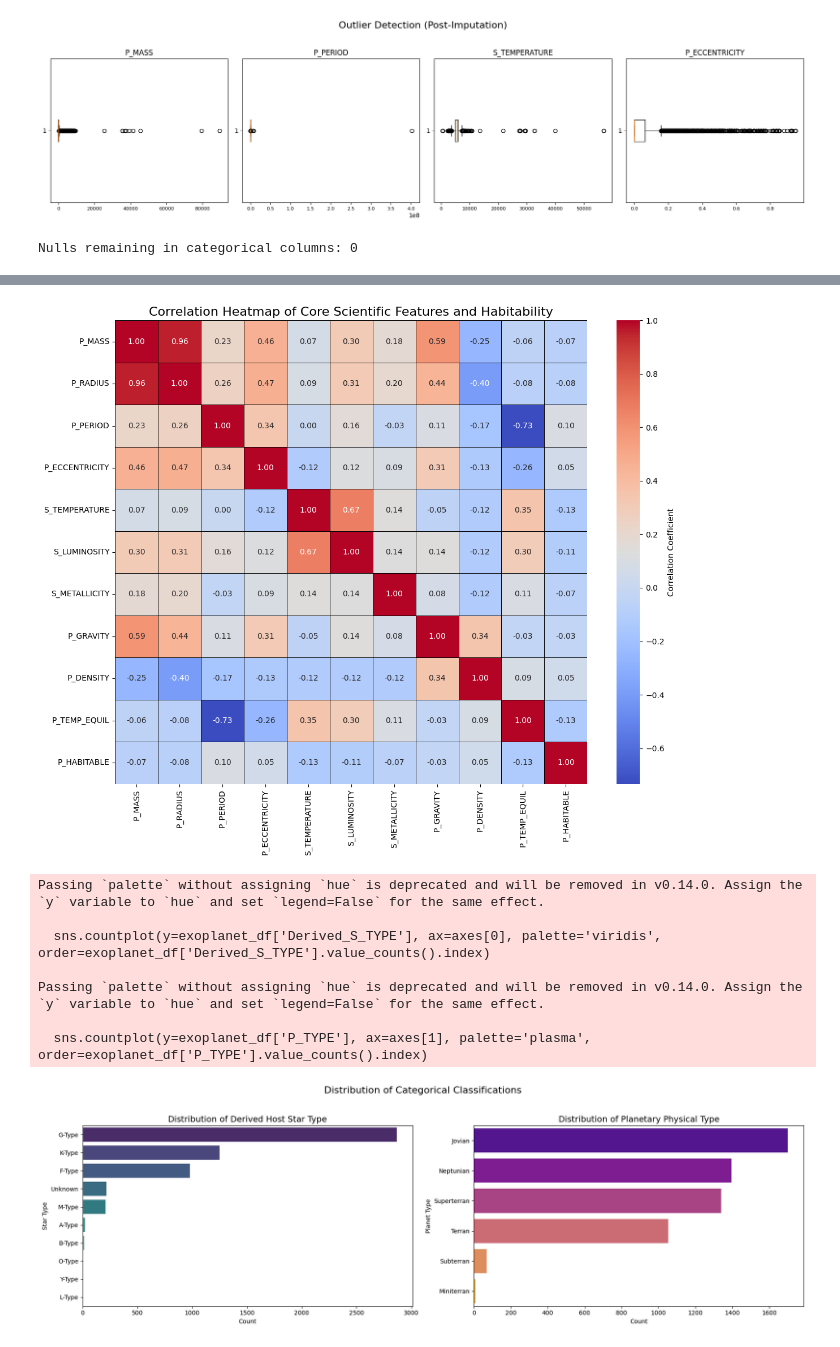
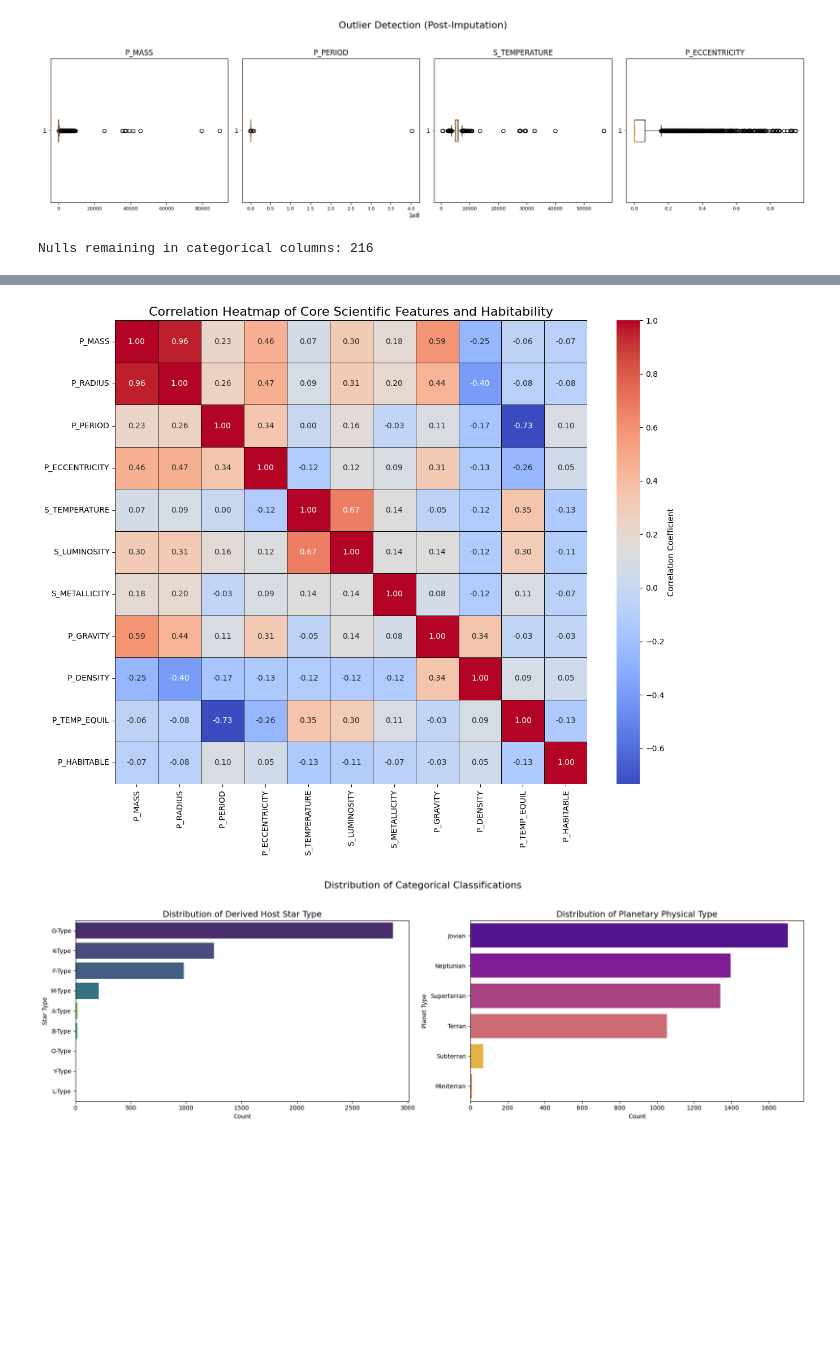
Before and after one commit to varshini-nandula/exohabitai, a Jupyter notebook: exoplanets.ipynb, the cells around one changed output, grey strips where cells are left out. Cells and saved outputs as stored; diff of their text form; code cells hidden in the pictures; blank space fills up the shorter version.

```diff
--- a/exoplanets.ipynb
+++ b/exoplanets.ipynb
@@ -130,7 +130,7 @@ def derive_detailed_star_type(temp):
     if pd.isna(temp):
         # This will return 'Unknown' for rows where S_TEMPERATURE is null,
         # preserving the missing status for later row dropping.
-        return 'Unknown'
+        return None
 
     # O, B, A, F, G, K, M Types
     if temp > 30000:
@@ -253,7 +257,7 @@ exoplanet_df[categorical_cols] = mode_imputer.fit_transform(exoplanet_df[categor
 # Verification
 print(f"Nulls remaining in categorical columns: {exoplanet_df[categorical_cols].isnull().sum().sum()}")
 # %% [output]
-Nulls remaining in categorical columns: 0
+Nulls remaining in categorical columns: 216
 # %%
 # Visualization: Plotting the Final Cleaned Data
 
@@ -294,40 +298,33 @@ sns.heatmap(corr_matrix,
             cmap='coolwarm',
             cbar_kws={'label': 'Correlation Coefficient'},
             linewidths=0.5,
             linecolor='black')
 plt.title('Correlation Heatmap of Core Scientific Features and Habitability', fontsize=16)
 plt.tight_layout()
 plt.show()
 plt.close()
 
 
 # Plot 3: Count Plots for Categorical Features
 fig, axes = plt.subplots(1, 2, figsize=(18, 6))
 fig.suptitle('Distribution of Categorical Classifications', fontsize=16)
 
 # Derived_S_TYPE Distribution
-sns.countplot(y=exoplanet_df['Derived_S_TYPE'], ax=axes[0], palette='viridis', order=exoplanet_df['Derived_S_TYPE'].value_counts().index)
+sns.countplot(y=exoplanet_df['Derived_S_TYPE'], hue=exoplanet_df['Derived_S_TYPE'], ax=axes[0], palette='viridis', order=exoplanet_df['Derived_S_TYPE'].value_counts().index, legend=False)
 axes[0].set_title('Distribution of Derived Host Star Type', fontsize=14)
 axes[0].set_xlabel('Count')
 axes[0].set_ylabel('Star Type')
 
 # P_TYPE Distribution
-sns.countplot(y=exoplanet_df['P_TYPE'], ax=axes[1], palette='plasma', order=exoplanet_df['P_TYPE'].value_counts().index)
+sns.countplot(y=exoplanet_df['P_TYPE'], hue=exoplanet_df['P_TYPE'], ax=axes[1], palette='plasma', order=exoplanet_df['P_TYPE'].value_counts().index, legend=False)
 axes[1].set_title('Distribution of Planetary Physical Type', fontsize=14)
 axes[1].set_xlabel('Count')
 axes[1].set_ylabel('Planet Type')
 
 plt.tight_layout(rect=[0, 0.03, 1, 0.95])
 plt.show()
 plt.close()
 # %% [output]
 [figure]
 [figure]
-Passing `palette` without assigning `hue` is deprecated and will be removed in v0.14.0. Assign the `y` variable to `hue` and set `legend=False` for the same effect.
-
-  sns.countplot(y=exoplanet_df['Derived_S_TYPE'], ax=axes[0], palette='viridis', order=exoplanet_df['Derived_S_TYPE'].value_counts().index)
-
-Passing `palette` without assigning `hue` is deprecated and will be removed in v0.14.0. Assign the `y` variable to `hue` and set `legend=False` for the same effect.
-
-  sns.countplot(y=exoplanet_df['P_TYPE'], ax=axes[1], palette='plasma', order=exoplanet_df['P_TYPE'].value_counts().index)
-[figure, old version]
+[figure, new version]
```
Also changed, not shown: parts of 2 cells of this notebook.
